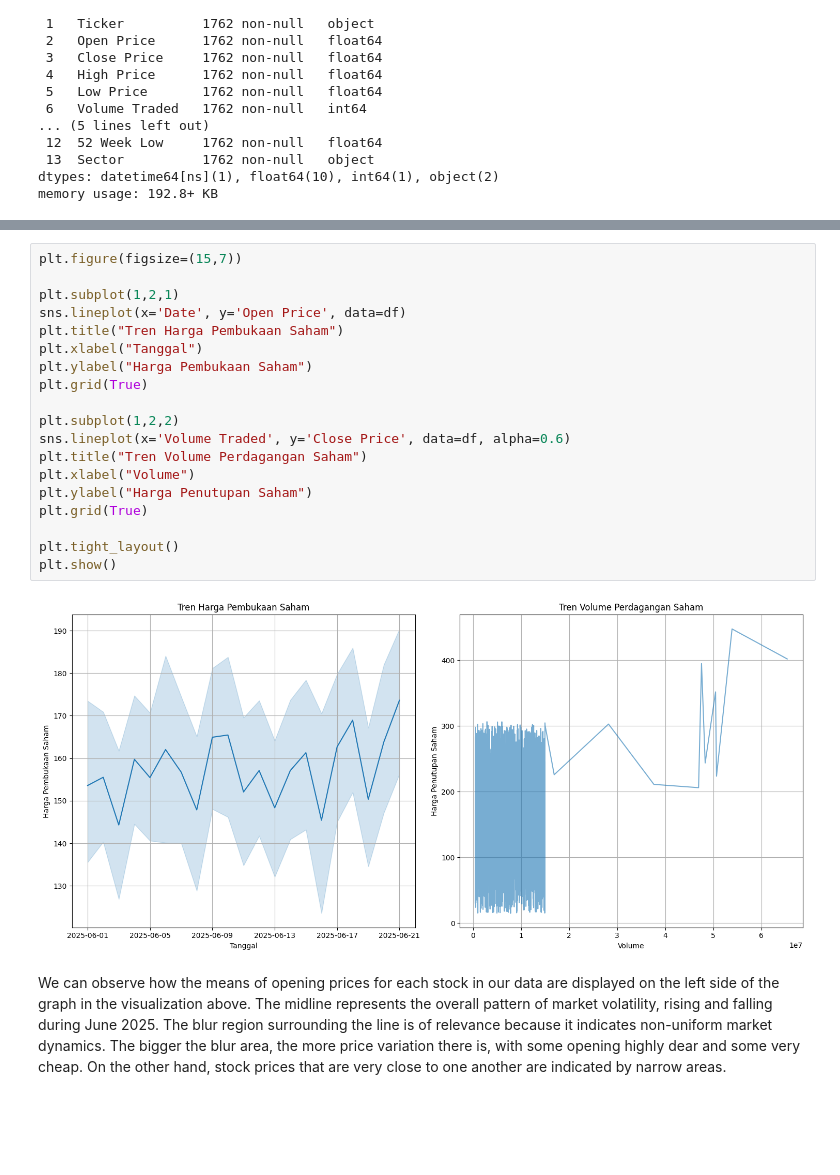
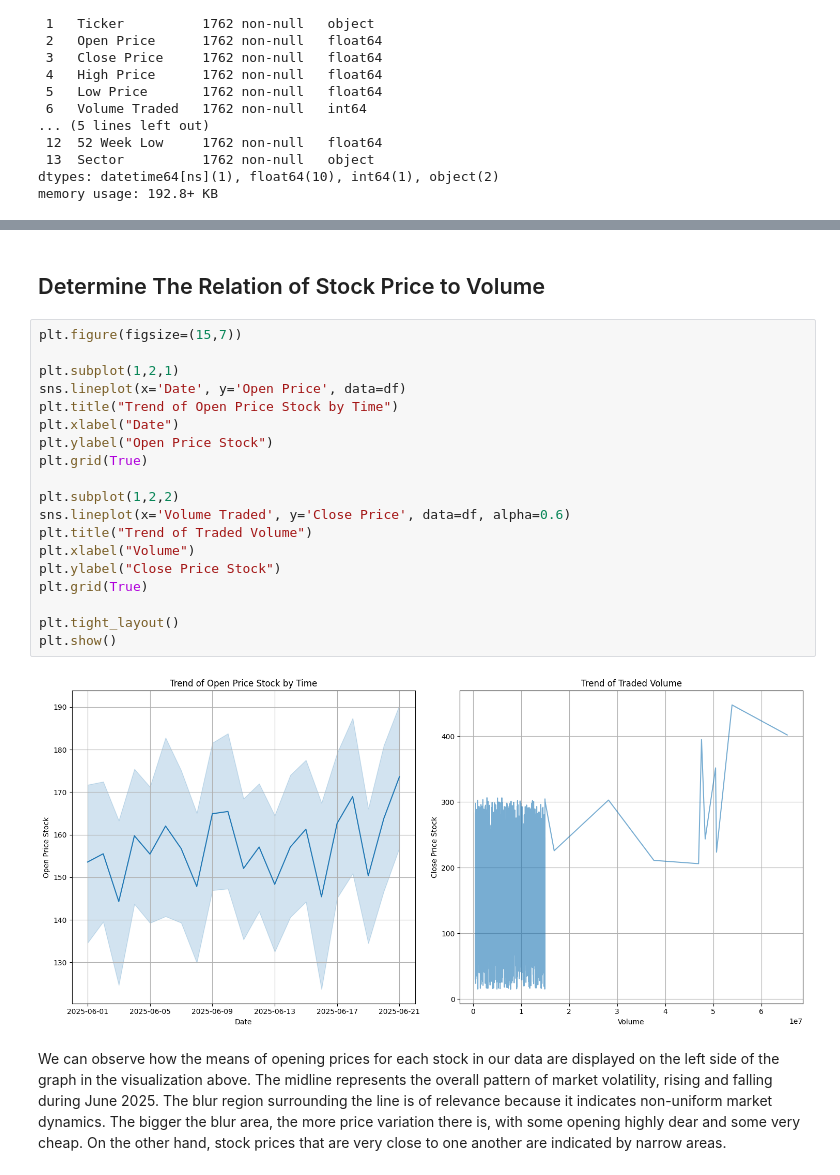
Before and after one commit to xyzaraa/trade-analysis, a Jupyter notebook: main.ipynb, the cells around one changed output, grey strips where cells are left out. Drawn from its saved outputs; the diff is of its cells as text; blank space fills up the shorter version.

```diff
--- a/main.ipynb
+++ b/main.ipynb
@@ -106,24 +124,26 @@ memory usage: 192.8+ KB
+# %% [markdown]
+## Determine The Relation of Stock Price to Volume
 # %%
 plt.figure(figsize=(15,7))
 
 plt.subplot(1,2,1)
 sns.lineplot(x='Date', y='Open Price', data=df)
-plt.title("Tren Harga Pembukaan Saham")
-plt.xlabel("Tanggal")
-plt.ylabel("Harga Pembukaan Saham")
+plt.title("Trend of Open Price Stock by Time")
+plt.xlabel("Date")
+plt.ylabel("Open Price Stock")
 plt.grid(True)
 
 plt.subplot(1,2,2)
 sns.lineplot(x='Volume Traded', y='Close Price', data=df, alpha=0.6)
-plt.title("Tren Volume Perdagangan Saham")
+plt.title("Trend of Traded Volume")
 plt.xlabel("Volume")
-plt.ylabel("Harga Penutupan Saham")
+plt.ylabel("Close Price Stock")
 plt.grid(True)
 
 plt.tight_layout()
 plt.show()
 # %% [output]
-[figure, old version]
+[figure, new version]
 # %% [markdown]
 We can observe how the means of opening prices for each stock in our data are displayed on the left side of the graph in the visualization above.  The midline represents the overall pattern of market volatility, rising and falling during June 2025.  The blur region surrounding the line is of relevance because it indicates non-uniform market dynamics. The bigger the blur area, the more price variation there is, with some opening highly dear and some very cheap.  On the other hand, stock prices that are very close to one another are indicated by narrow areas.
 # %% [markdown]
```
Also changed, not shown: parts of 12 cells of this notebook.
